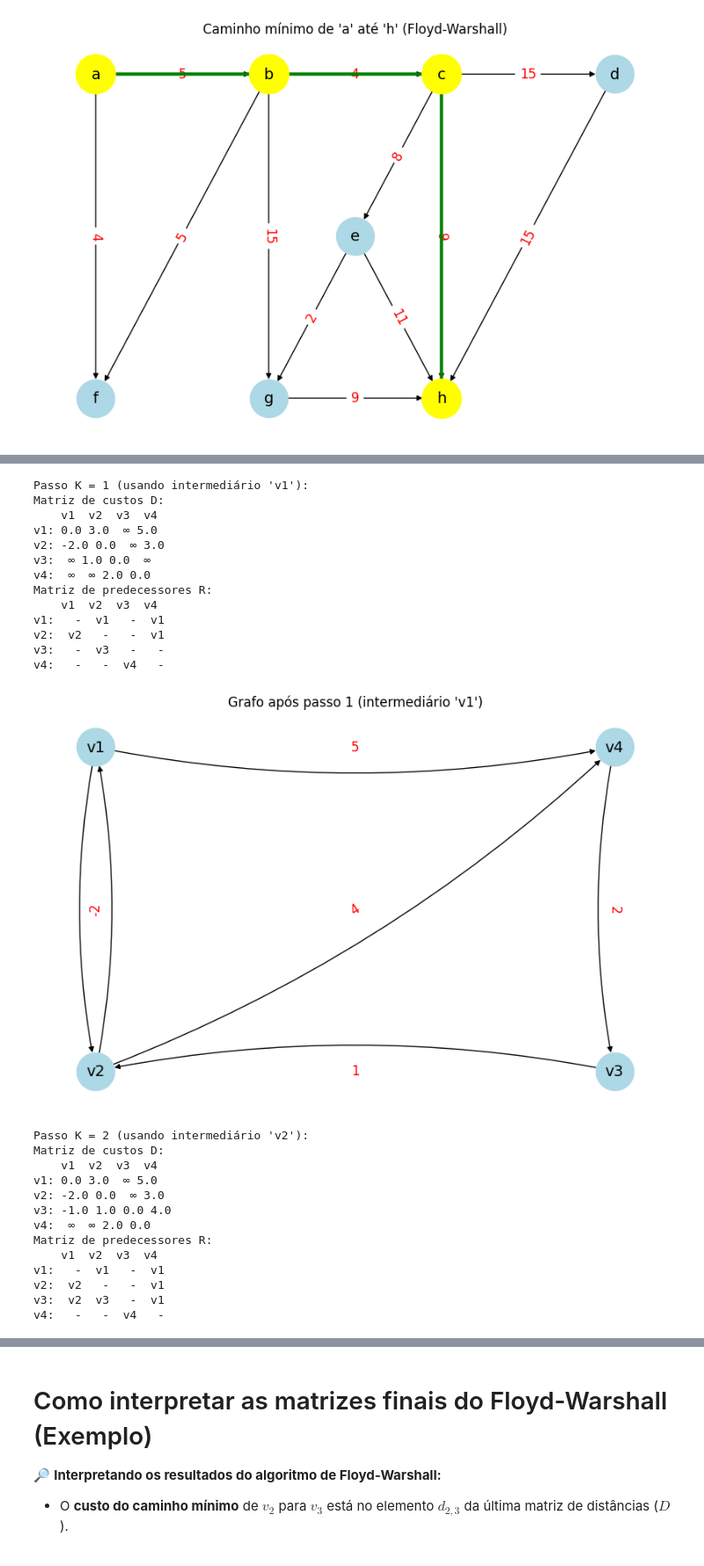
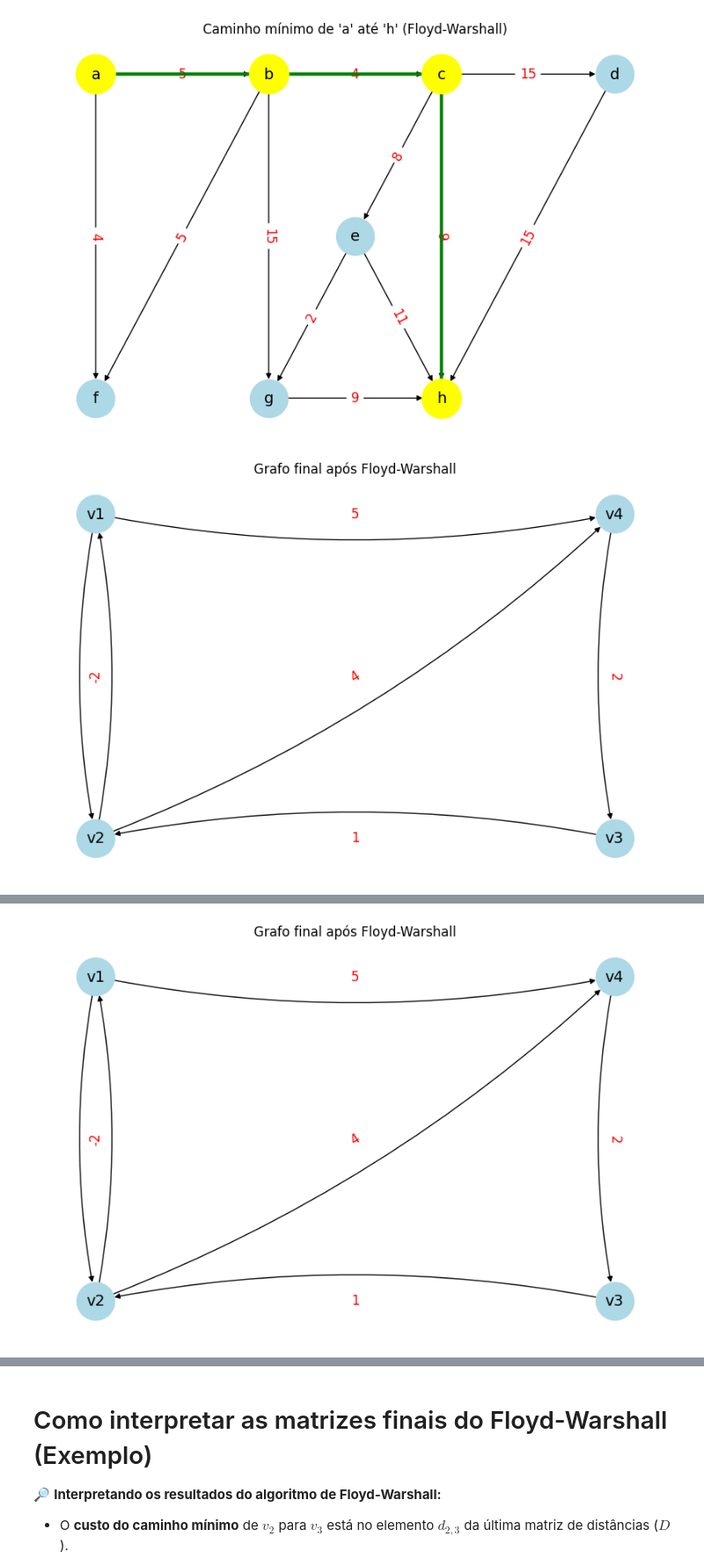
Before and after one commit to LeonardoVieiraGuimaraes/TeoriaGrafos, a Jupyter notebook: Aula08/caminho.ipynb, the cells around one changed output, grey strips where cells are left out. Shown at 88% size. Cells and saved outputs as stored; diff of their text form; code cells hidden in the pictures.

Commit message:
Changes to be committed: 	new file:   Aula06/BuscaLargura.ipynb 	new file:   Aula06/BuscaProfundidade.ipynb 	modified:   Aula08/caminho.ipynb

```diff
--- a/Aula08/caminho.ipynb
+++ b/Aula08/caminho.ipynb
@@ -1145,7 +1145,7 @@ def floyd_warshall_setg_verbose(G, pos=None):
         linha = [f"{R[i, j] if R[i, j] is not None else '-':>3}" for j in range(n)]
         print(f"{labels[i]}: " + " ".join(linha))
 
-    # Floyd-Warshall mostrando apenas os passos das matrizes (sem plot intermediário)
+    # Floyd-Warshall mostrando apenas os passos das matrizes (sem plot)
     for k in range(n):
         atualizado = False
         for i in range(n):
@@ -1165,15 +1165,6 @@ def floyd_warshall_setg_verbose(G, pos=None):
         for i in range(n):
             linha = [f"{R[i, j] if R[i, j] is not None else '-':>3}" for j in range(n)]
             print(f"{labels[i]}: " + " ".join(linha))
-
-    # Plot apenas o grafo final, destacando o caminho mínimo se desejar
-    if pos:
-        plt.figure(figsize=(8,5))
-        nx.draw(G, pos, with_labels=True, node_color='lightblue', node_size=1200, font_size=14, arrows=True, connectionstyle='arc3,rad=0.1')
-        edge_labels = nx.get_edge_attributes(G, 'weight')
-        nx.draw_networkx_edge_labels(G, pos, edge_labels=edge_labels, font_color='red', font_size=12)
-        plt.title("Grafo após Floyd-Warshall (final)")
-        plt.show()
     return D, R, labels
 # %%
 import networkx as nx
@@ -1270,10 +1261,24 @@ pos = {
 
 for u, v, w in arestas:
     G.add_edge(u, v, weight=w)
-
+# --- PLOT DO GRAFO FINAL APÓS O FLOYD-WARSHALL (logo após calcular D, R, labels) ---
+plt.figure(figsize=(8,5))
+nx.draw(G, pos, with_labels=True, node_color='lightblue', node_size=1200, font_size=14, arrows=True, connectionstyle='arc3,rad=0.1')
+edge_labels = nx.get_edge_attributes(G, 'weight')
+nx.draw_networkx_edge_labels(G, pos, edge_labels=edge_labels, font_color='red', font_size=12)
+plt.title("Grafo final após Floyd-Warshall")
+plt.show()
 
 D, R, labels = floyd_warshall_setg_verbose(G, pos)
 
+
+# Plot do grafo final após o algoritmo (apenas o grafo, sem destaque de caminho)
+plt.figure(figsize=(8,5))
+nx.draw(G, pos, with_labels=True, node_color='lightblue', node_size=1200, font_size=14, arrows=True, connectionstyle='arc3,rad=0.1')
+edge_labels = nx.get_edge_attributes(G, 'weight')
+nx.draw_networkx_edge_labels(G, pos, edge_labels=edge_labels, font_color='red', font_size=12)
+plt.title("Grafo final após Floyd-Warshall")
+plt.show()
 # # Função para reconstruir caminho mínimo de u até v
 # def caminho_minimo(R, labels, u, v):
 #     i, j = labels.index(u), labels.index(v)
@@ -1302,6 +1307,7 @@ D, R, labels = floyd_warshall_setg_verbose(G, pos)
 # plt.title("Caminho mínimo de 'v2' até 'v3' (Floyd-Warshall) - Resultado Final")
 # plt.show()
 # %% [output]
+[figure, new version]
 Passo k = 0 (inicial):
 Matriz de custos D:
     v1  v2  v3  v4
@@ -1319,27 +1328 @@ v4:   -   -  v4   -
-Passo K = 1 (usando intermediário 'v1'):
-Matriz de custos D:
-    v1  v2  v3  v4
-v1: 0.0 3.0  ∞ 5.0
-v2: -2.0 0.0  ∞ 3.0
-v3:  ∞ 1.0 0.0  ∞
-v4:  ∞  ∞ 2.0 0.0
-Matriz de predecessores R:
-    v1  v2  v3  v4
-v1:   -  v1   -  v1
-v2:  v2   -   -  v1
-v3:   -  v3   -   -
-v4:   -   -  v4   -
-[figure, old version]
+[figure, new version]
-Passo K = 2 (usando intermediário 'v2'):
-Matriz de custos D:
-    v1  v2  v3  v4
-v1: 0.0 3.0  ∞ 5.0
-v2: -2.0 0.0  ∞ 3.0
-v3: -1.0 1.0 0.0 4.0
-v4:  ∞  ∞ 2.0 0.0
-Matriz de predecessores R:
-    v1  v2  v3  v4
-v1:   -  v1   -  v1
-v2:  v2   -   -  v1
-v3:  v2  v3   -  v1
-v4:   -   -  v4   -
```
Also changed, not shown: parts of 2 cells of this notebook.
